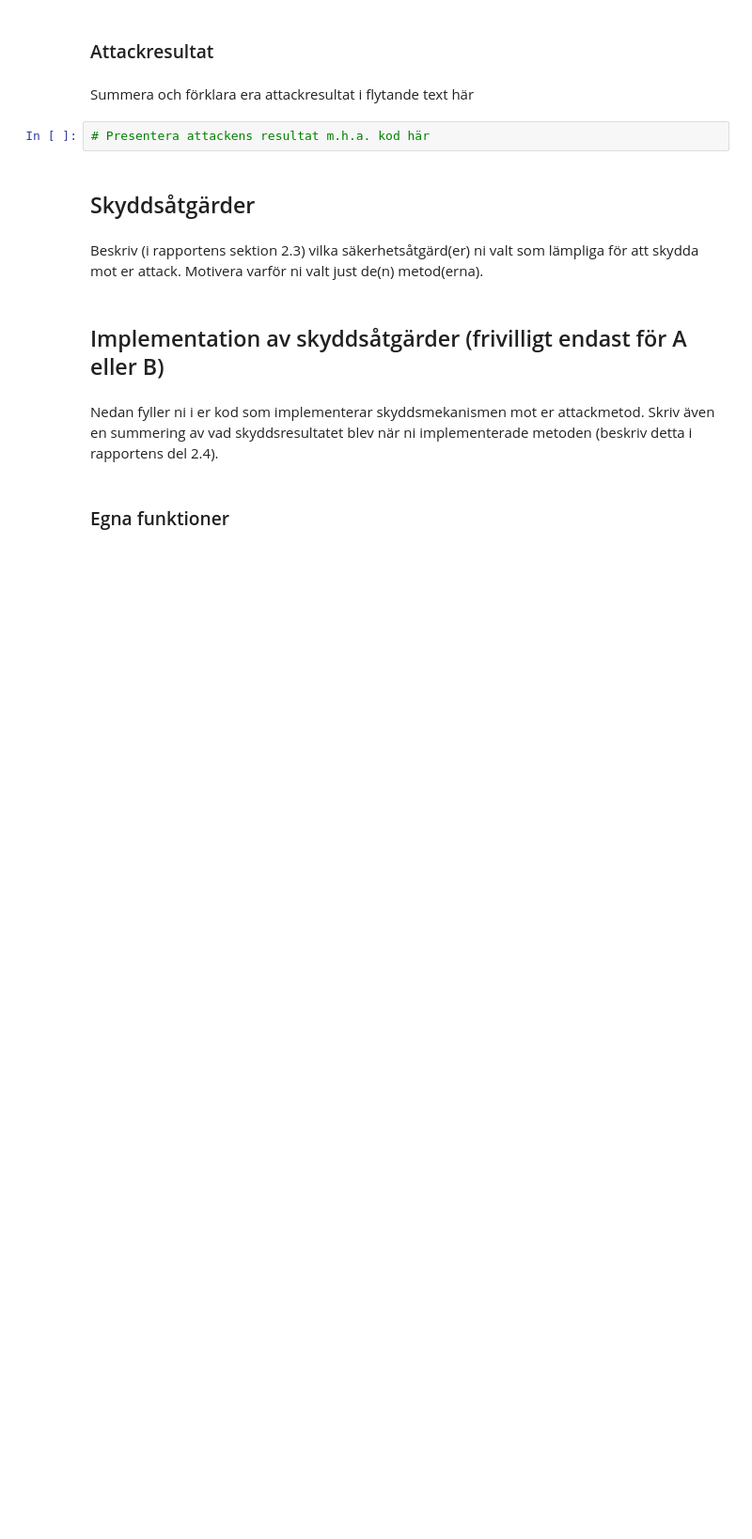
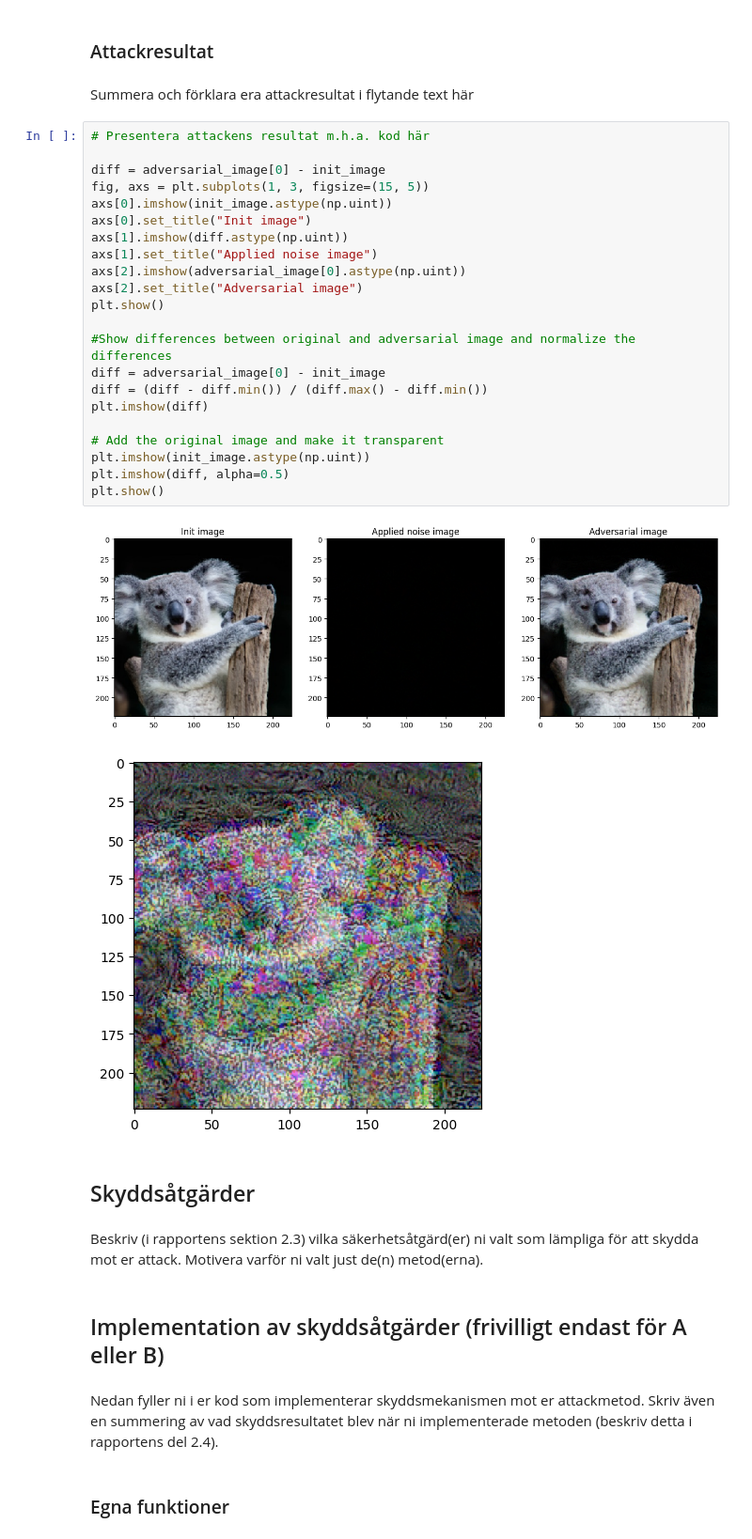
Before and after one commit to Uplink036/FLAdversarialInput, a Jupyter notebook: DV2607-Inl_Del_2-Adversarial_input_attack.ipynb, the cells around one changed output. Shown at 94% size. Cells and saved outputs as stored; diff of their text form; blank space fills up the shorter version.

```diff
--- a/DV2607-Inl_Del_2-Adversarial_input_attack.ipynb
+++ b/DV2607-Inl_Del_2-Adversarial_input_attack.ipynb
@@ -102,8 +159,31 @@ Beskriv attackprocessen kortfattat här
 ### Attackresultat
 # %% [markdown]
 Summera och förklara era attackresultat i flytande text här
-# %%
-# Presentera attackens resultat m.h.a. kod här
+# %%
+# Presentera attackens resultat m.h.a. kod här
+
+diff = adversarial_image[0] - init_image
+fig, axs = plt.subplots(1, 3, figsize=(15, 5))
+axs[0].imshow(init_image.astype(np.uint))
+axs[0].set_title("Init image")
+axs[1].imshow(diff.astype(np.uint))
+axs[1].set_title("Applied noise image")
+axs[2].imshow(adversarial_image[0].astype(np.uint))
+axs[2].set_title("Adversarial image")
+plt.show()
+
+#Show differences between original and adversarial image and normalize the differences
+diff = adversarial_image[0] - init_image
+diff = (diff - diff.min()) / (diff.max() - diff.min())
+plt.imshow(diff)
+
+# Add the original image and make it transparent
+plt.imshow(init_image.astype(np.uint))
+plt.imshow(diff, alpha=0.5)
+plt.show()
+# %% [output]
+[figure, added]
+[figure, added]
 # %% [markdown]
 ## Skyddsåtgärder
 # %% [markdown]
```
Also changed, not shown: parts of 17 cells of this notebook, 2 other files.
